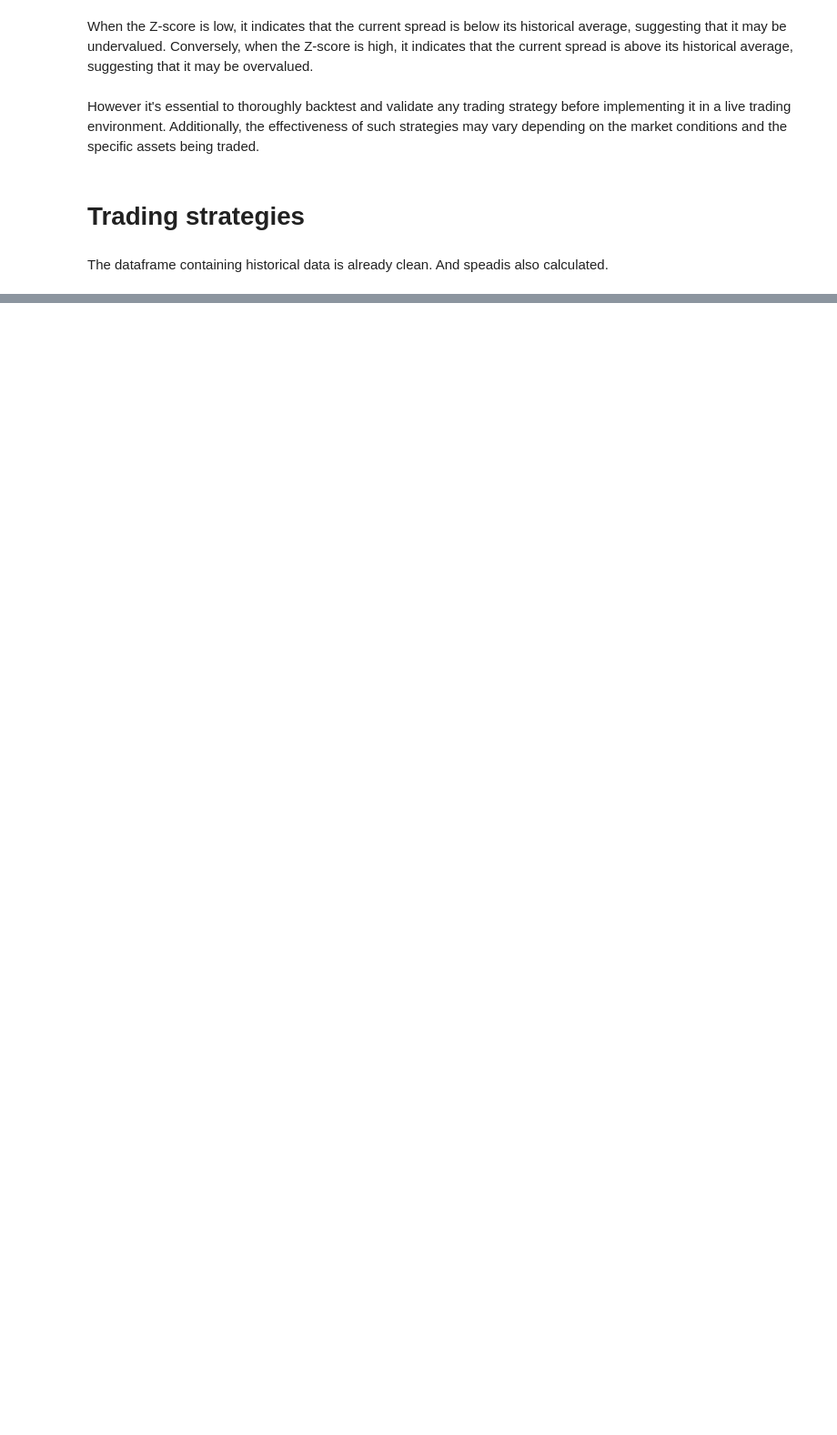
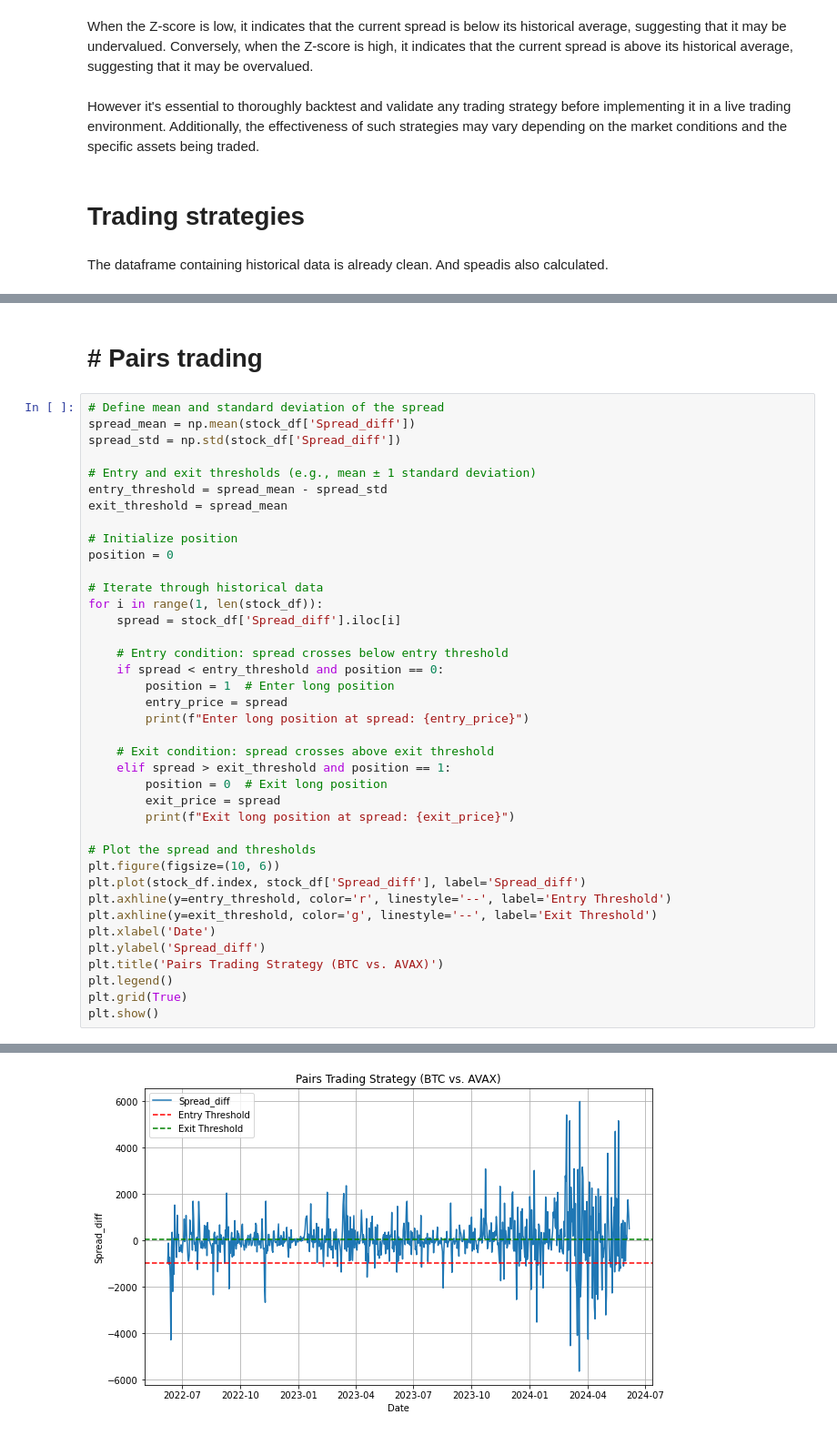
Before and after one commit to Thisana88/DS-Internship, a Jupyter notebook: mean_reversion.ipynb, the cells around one changed output, grey strips where cells are left out. Shown at 91% size. Cells and saved outputs as stored; diff of their text form; blank space fills up the shorter version.

```diff
--- a/mean_reversion.ipynb
+++ b/mean_reversion.ipynb
@@ -544,0 +554,42 @@ plt.show()
+# %% [markdown]
+# # Pairs trading
+# %%
+# Define mean and standard deviation of the spread
+spread_mean = np.mean(stock_df['Spread_diff'])
+spread_std = np.std(stock_df['Spread_diff'])
+
+# Entry and exit thresholds (e.g., mean ± 1 standard deviation)
+entry_threshold = spread_mean - spread_std
+exit_threshold = spread_mean
+
+# Initialize position
+position = 0
+
+# Iterate through historical data
+for i in range(1, len(stock_df)):
+    spread = stock_df['Spread_diff'].iloc[i]
+
+    # Entry condition: spread crosses below entry threshold
+    if spread < entry_threshold and position == 0:
+        position = 1  # Enter long position
+        entry_price = spread
+        print(f"Enter long position at spread: {entry_price}")
+
+    # Exit condition: spread crosses above exit threshold
+    elif spread > exit_threshold and position == 1:
+        position = 0  # Exit long position
+        exit_price = spread
+        print(f"Exit long position at spread: {exit_price}")
+
+# Plot the spread and thresholds
+plt.figure(figsize=(10, 6))
+plt.plot(stock_df.index, stock_df['Spread_diff'], label='Spread_diff')
+plt.axhline(y=entry_threshold, color='r', linestyle='--', label='Entry Threshold')
+plt.axhline(y=exit_threshold, color='g', linestyle='--', label='Exit Threshold')
+plt.xlabel('Date')
+plt.ylabel('Spread_diff')
+plt.title('Pairs Trading Strategy (BTC vs. AVAX)')
+plt.legend()
+plt.grid(True)
+plt.show()
+# %% [output]
@@ -544,0 +613 @@ plt.show()
+[figure, added]
```
Also changed, not shown: parts of 42 cells of this notebook.
